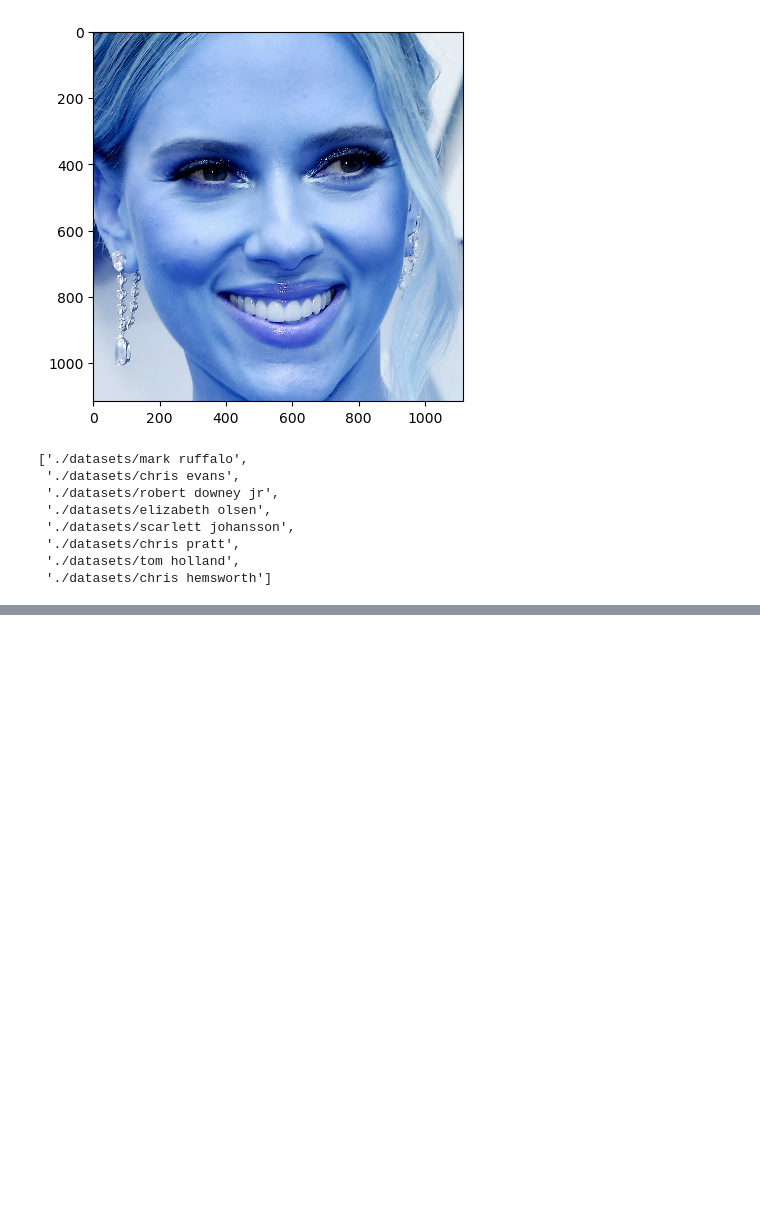
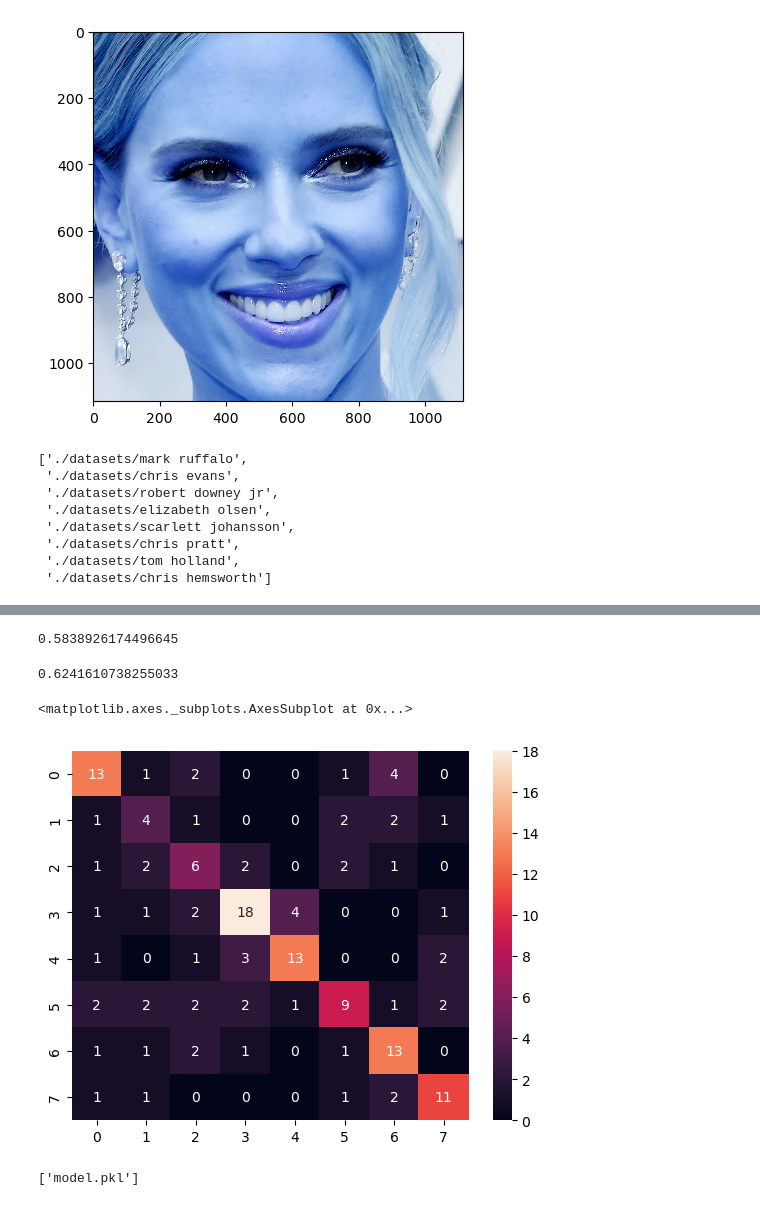
Before and after one commit to aimanaisha/image_classification, a Jupyter notebook: celebrity_image_classifier.ipynb, the cells around one changed output, grey strips where cells are left out. Drawn from its saved outputs; the diff is of its cells as text; code cells hidden in the pictures; blank space fills up the shorter version.

Commit message:
trained model

```diff
--- a/celebrity_image_classifier.ipynb
+++ b/celebrity_image_classifier.ipynb
@@ -247,0 +307,36 @@ len(x[0])
+# %%
+model_params = {
+    'svm': {
+        'model': SVC(gamma='auto',probability=True),
+        'params' : {
+            'svc__C': [1,10,100,1000],
+            'svc__kernel': ['rbf','linear']
+        }
+    },
+    'random_forest': {
+        'model': RandomForestClassifier(),
+        'params' : {
+            'randomforestclassifier__n_estimators': [1,5,10]
+        }
+    },
+    'logistic_regression' : {
+        'model': LogisticRegression(solver='liblinear',multi_class='auto'),
+        'params': {
+            'logisticregression__C': [1,5,10]
+        }
+    }
+}
+# %%
+scores = []
+best_estimators = {}
+import pandas as pd
+for algo, mp in model_params.items():
+    pipe = make_pipeline(StandardScaler(), mp['model'])
+    clf =  GridSearchCV(pipe, mp['params'], cv=5, return_train_score=False)
+    clf.fit(x_train, y_train)
+    scores.append({
+        'model': algo,
+        'best_score': clf.best_score_,
+        'best_params': clf.best_params_
+    })
+    best_estimators[algo] = clf.best_estimator_
@@ -247,0 +363,24 @@ len(x[0])
+# %%
+best_estimators['svm'].score(x_test, y_test)
+# %% [output]
+0.5838926174496645
+# %%
+best_clf = best_estimators['svm']
+# %%
+best_estimators['logistic_regression'].score(x_test, y_test)
+# %% [output]
+0.6241610738255033
+# %%
+from sklearn.metrics import confusion_matrix
+cm = confusion_matrix(y_test, best_clf.predict(x_test))
+# %%
+import seaborn as sn
+sn.heatmap(cm, annot=True)
+# %% [output]
+<matplotlib.axes._subplots.AxesSubplot at 0x...>
+[figure, added]
+# %%
+import joblib
+joblib.dump(best_clf, 'model.pkl')
+# %% [output]
+['model.pkl']
```
Also changed, not shown: parts of 27 cells of this notebook, 15 other files.
